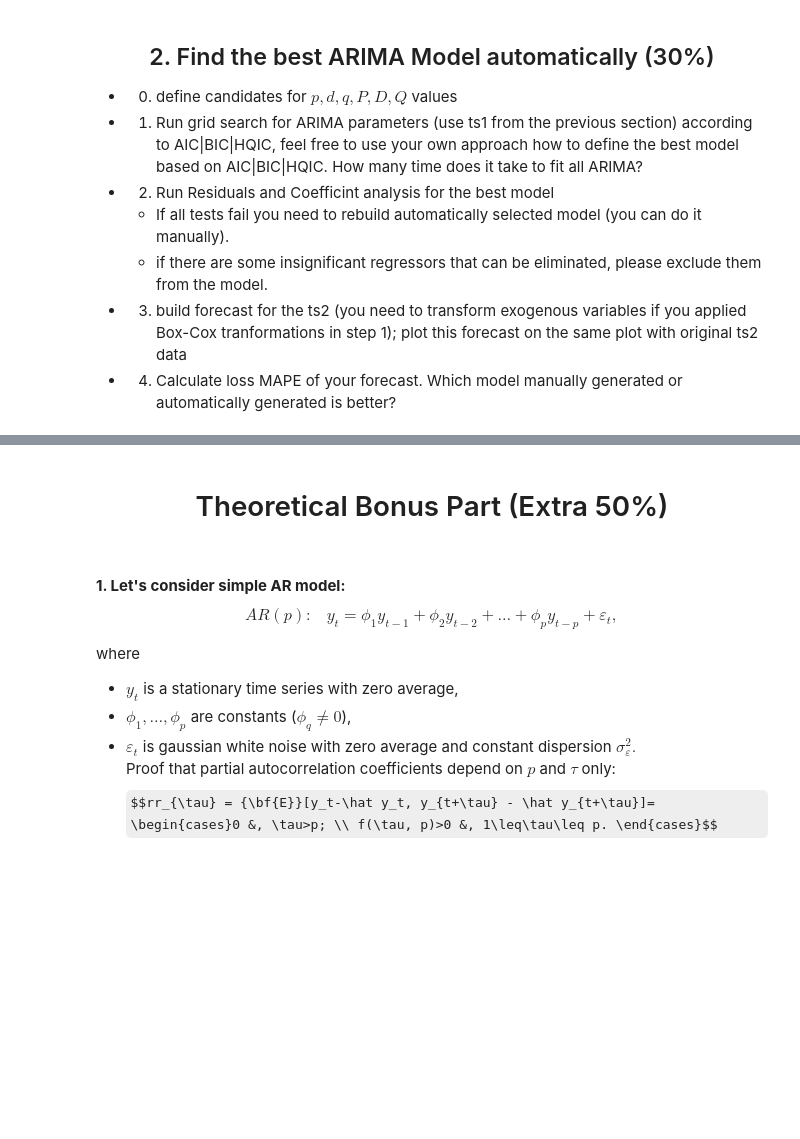
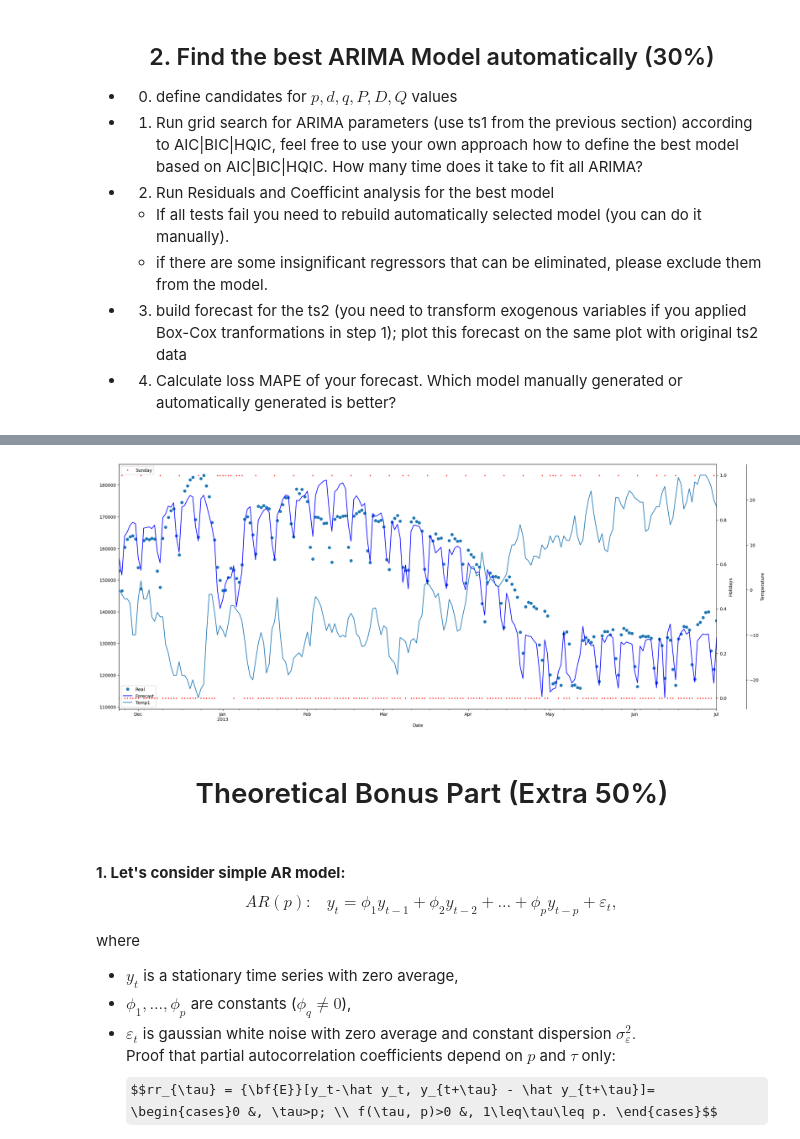
Before and after one commit to olegoid/ATSF, a Jupyter notebook: HW2.ipynb, the cells around one changed output, grey strips where cells are left out. Saved outputs shown, nothing was run; the diff lists cells and outputs as text; code cells hidden in the pictures; some formulas as TeX source; blank space fills up the shorter version.

```diff
--- a/HW2.ipynb
+++ b/HW2.ipynb
@@ -623,3 +723,39 @@ The forecast shape looks appropriate in general but biased w.r.t. actual values.
+# %%
+# Predict
+ts_pred = gs_best_model.get_prediction()
+ts_pred_ci = ts_pred.conf_int()
+
+# Build forecast
+ts_sdiff_2 = ts_sdiff[-len(ts2):]
+exogs = ts_sdiff_2[['Saturday', 'Sunday', 'Temp1']]
+ts_frc = gs_best_model.forecast(steps=len(ts_sdiff_2), exog=exogs)
+ts_frc_int = (ts_frc + ts_original.shift(365)['EnergyConsumption']).iloc[-len(ts2):]
+# %%
+# Plot the TS together with independent variables
+fig, ax = plt.subplots(figsize=[30,10])
+ax2, ax3 = ax.twinx(), ax.twinx()
+ax2.set_ylabel('Holidays')
+ax3.set_ylabel('Temperature')
+rspine = ax3.spines['right']
+rspine.set_position(('axes', 1.05))
+ax3.set_frame_on(True)
+ax3.patch.set_visible(False)
+fig.subplots_adjust(right=0.75)
+
+ts2['EnergyConsumption'].plot(ax = ax,  style='o', label='Real')
+ts_frc_int.plot(ax = ax,  style='b-', label='Forecast')
+ts2[['Sunday']].plot(ax = ax2, style='r', marker = '^', markersize = 2.0, linewidth=0.0)
+
+for col in exogs.columns:
+    if col.startswith('Temp'):
+        ts2[col].plot(ax = ax3)
+
+lines = ax.get_lines() + ax3.get_lines()
+ax.legend(lines, [l.get_label() for l in lines], loc='lower left', ncol=1)
+ax2.legend(loc='upper left')
+plt.show()
+# %% [output]
+[figure, added]
 # %% [markdown]
 <h1 align="center"> Theoretical Bonus Part (Extra 50%)</h1>
 
```
Also changed, not shown: parts of 19 cells of this notebook.
